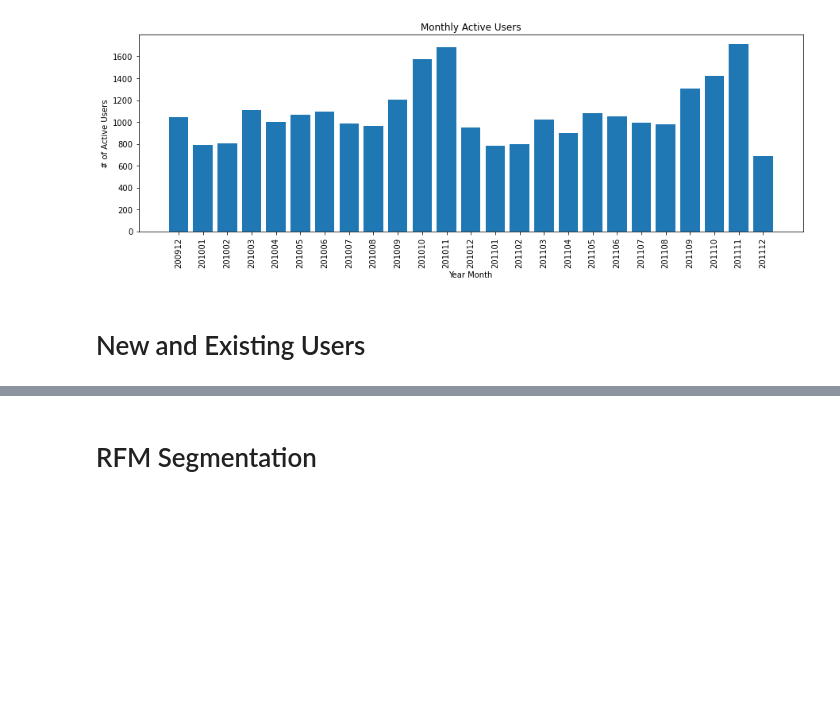
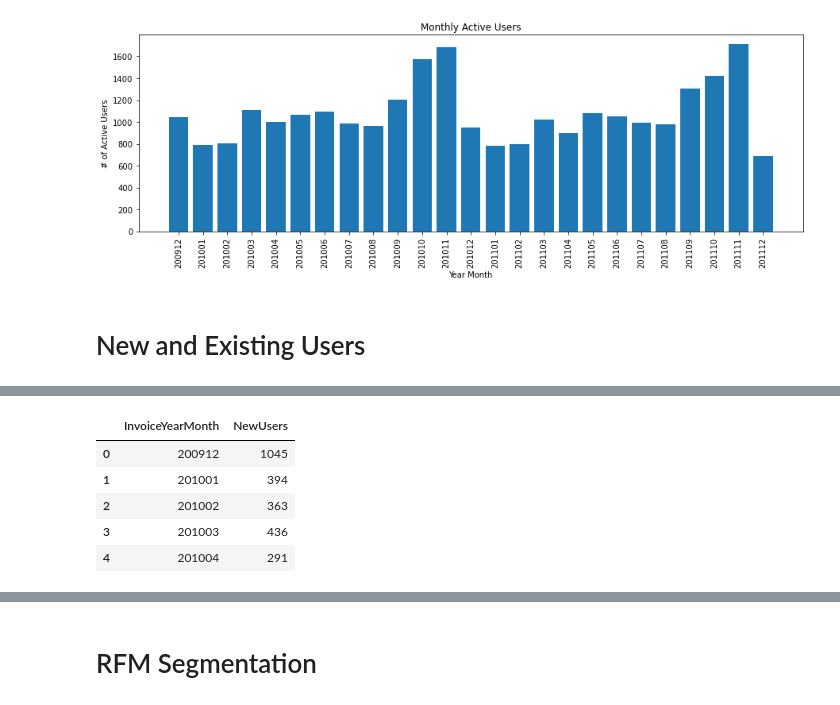
Before and after one commit to jarviscanada/jarvis_data_eng_VishaySingh, a Jupyter notebook: python_data_analytics/python_data_wrangling/retail_data_analytics_wrangling.ipynb, the cells around one changed output, grey strips where cells are left out. Saved outputs shown, nothing was run; the diff lists cells and outputs as text; code cells hidden in the pictures; blank space fills up the shorter version.

```diff
--- a/python_data_analytics/python_data_wrangling/retail_data_analytics_wrangling.ipynb
+++ b/python_data_analytics/python_data_wrangling/retail_data_analytics_wrangling.ipynb
@@ -370,0 +358,18 @@ Text(0.5, 1.0, 'Monthly Active Users')
+# %%
+new_df = pd.read_sql("""SELECT a.InvoiceYearMonth, COUNT(a.customer_id)
+FROM (SELECT MIN(EXTRACT(YEAR FROM invoice_date) * 100 + EXTRACT(MONTH FROM invoice_date)) AS InvoiceYearMonth, customer_id
+FROM retail
+GROUP BY customer_id
+ORDER BY customer_id ASC) AS a
+GROUP BY a.InvoiceYearMonth
+ORDER BY a.InvoiceYearMonth ASC""", engine.connect())
+new_df.columns = ['InvoiceYearMonth', 'NewUsers']
+new_df = new_df.astype({'InvoiceYearMonth': int, 'NewUsers': int})
+new_df.head()
+# %% [output]
+|  | InvoiceYearMonth | NewUsers |
+| 0 | 200912 | 1045 |
+| 1 | 201001 | 394 |
+| 2 | 201002 | 363 |
+| 3 | 201003 | 436 |
+| 4 | 201004 | 291 |
```
Also changed, not shown: parts of 3 cells of this notebook, 3 other files.
